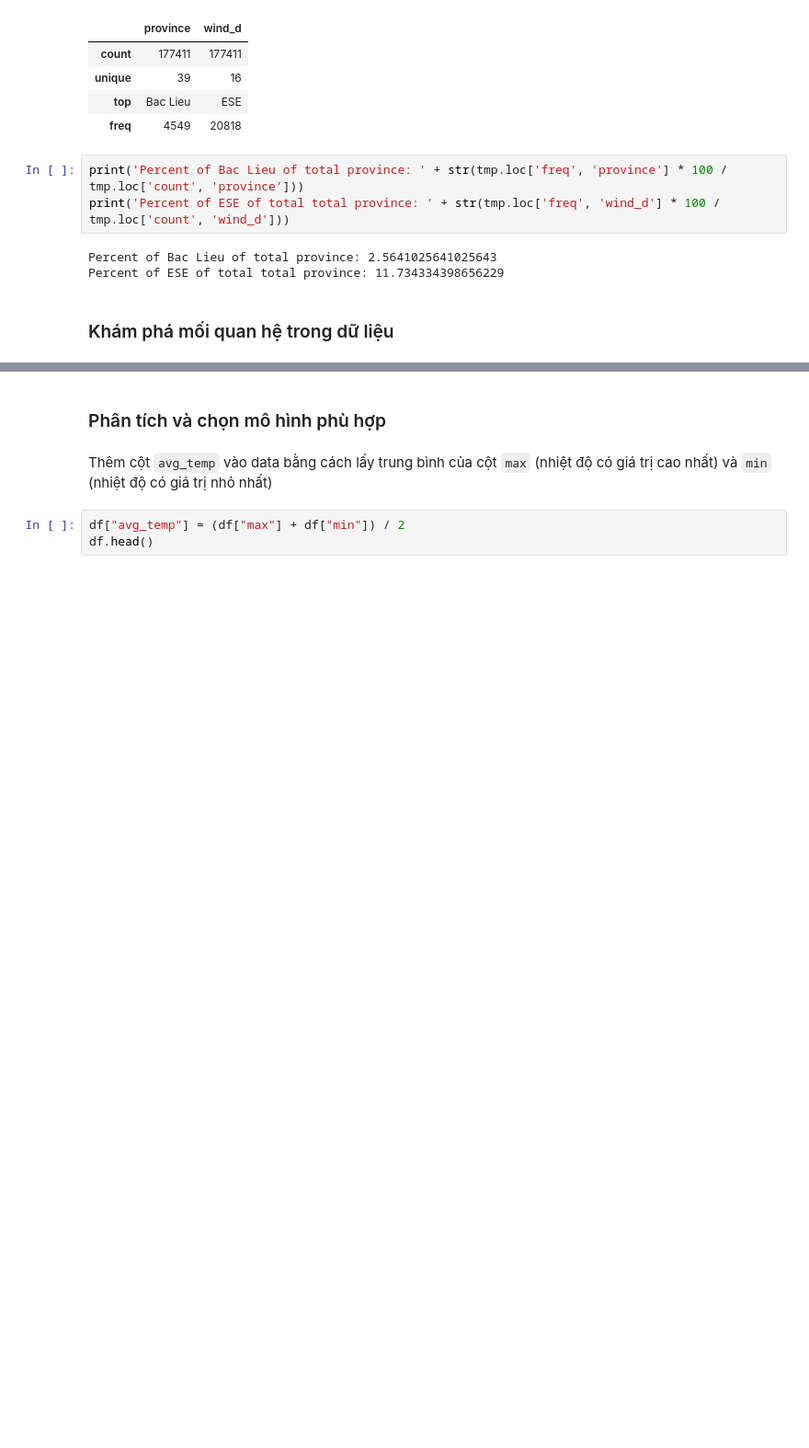
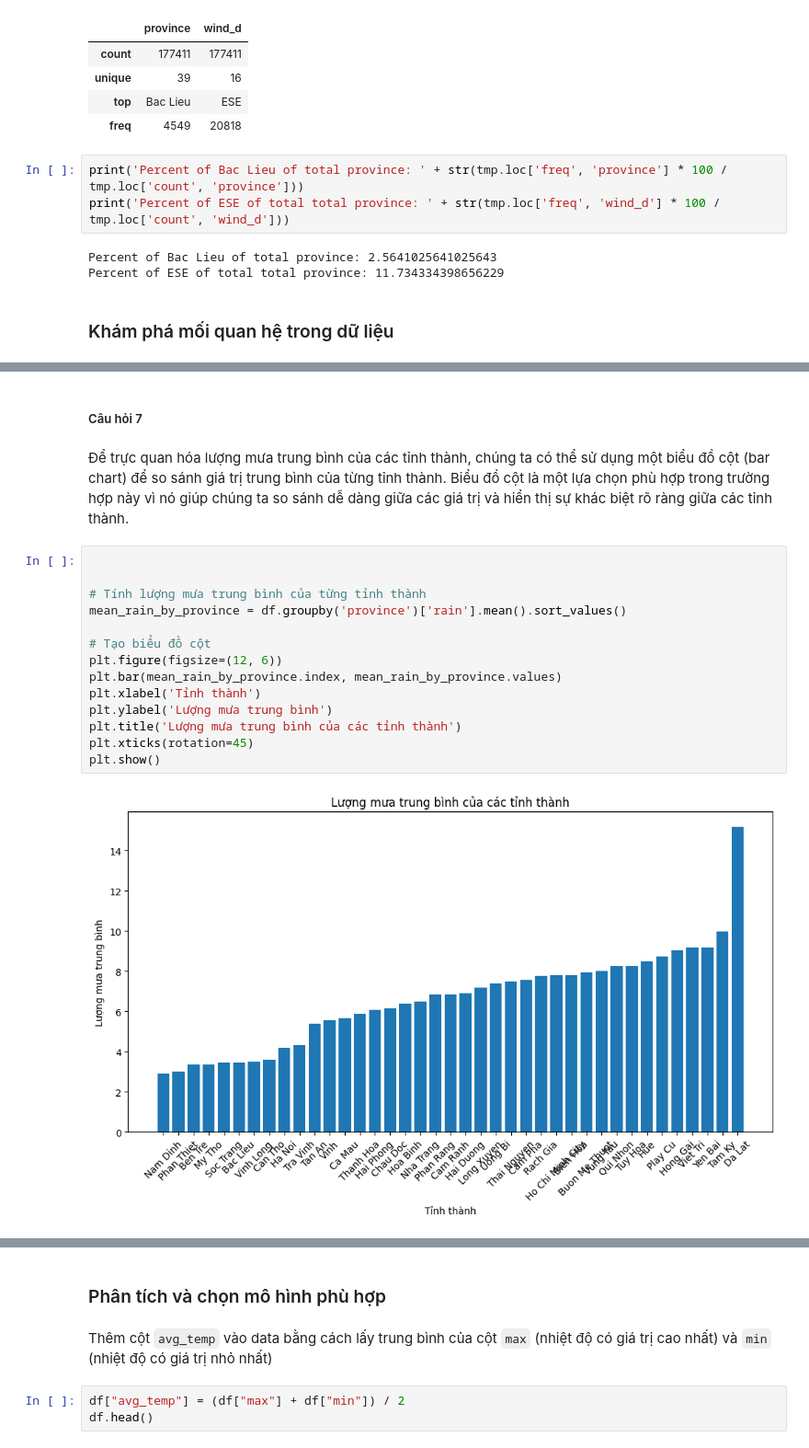
Before and after one commit to khangnl24112002/DataVisualization_Group02_FinalProject, a Jupyter notebook: main.ipynb, the cells around one changed output, grey strips where cells are left out. Shown at 92% size. Drawn from its saved outputs; the diff is of its cells as text; blank space fills up the shorter version.

```diff
--- a/main.ipynb
+++ b/main.ipynb
@@ -368,0 +314,20 @@ plt.show()
+# %% [markdown]
+##### Câu hỏi 7
+# %% [markdown]
+Để trực quan hóa lượng mưa trung bình của các tỉnh thành, chúng ta có thể sử dụng một biểu đồ cột (bar chart) để so sánh giá trị trung bình của từng tỉnh thành. Biểu đồ cột là một lựa chọn phù hợp trong trường hợp này vì nó giúp chúng ta so sánh dễ dàng giữa các giá trị và hiển thị sự khác biệt rõ ràng giữa các tỉnh thành.
+# %%
+
+
+# Tính lượng mưa trung bình của từng tỉnh thành
+mean_rain_by_province = df.groupby('province')['rain'].mean().sort_values()
+
+# Tạo biểu đồ cột
+plt.figure(figsize=(12, 6))
+plt.bar(mean_rain_by_province.index, mean_rain_by_province.values)
+plt.xlabel('Tỉnh thành')
+plt.ylabel('Lượng mưa trung bình')
+plt.title('Lượng mưa trung bình của các tỉnh thành')
+plt.xticks(rotation=45)
+plt.show()
+# %% [output]
+[figure, added]
```
Also changed, not shown: parts of 42 cells of this notebook.
